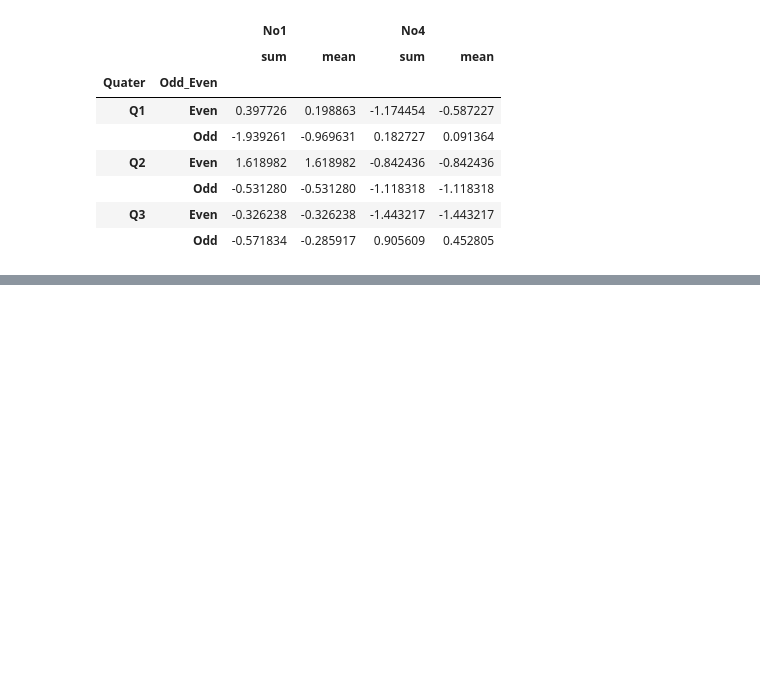
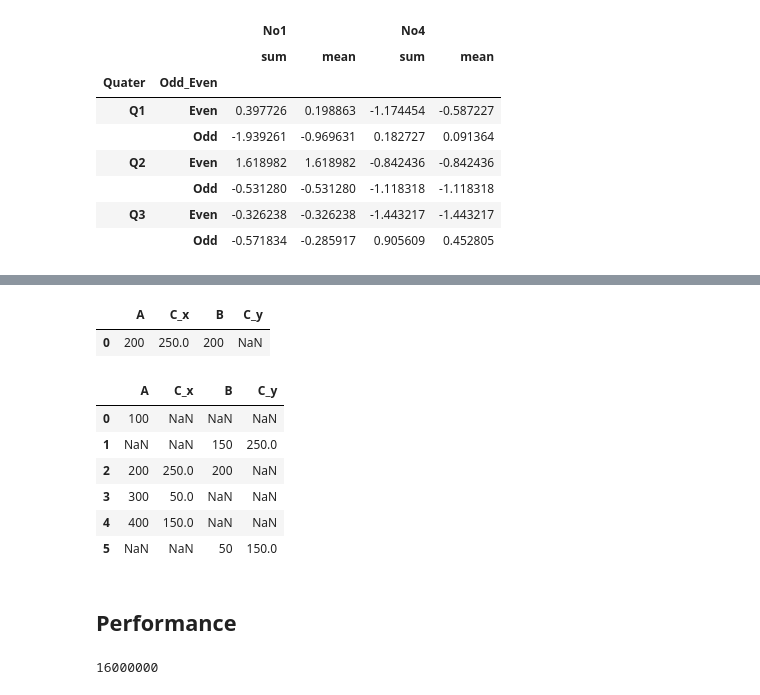
Before and after one commit to Kalebb12/Quantitative-Trading, a Jupyter notebook: learning/08_pandas.ipynb, the cells around one changed output, grey strips where cells are left out. Cells and saved outputs as stored; diff of their text form; code cells hidden in the pictures; blank space fills up the shorter version.

```diff
--- a/learning/8_pandas.ipynb
+++ b/learning/08_pandas.ipynb
@@ -459,0 +538,3 @@ groups[['No1', 'No4']].aggregate(['sum',np.mean])
+# %%
+df1 = pd.DataFrame(['100','200','300','400'], index=['a','b','c','d'], columns=['A'])
+df1
@@ -459,0 +547,3 @@ groups[['No1', 'No4']].aggregate(['sum',np.mean])
+# %%
+df2 = pd.DataFrame(['200','150','50'], index=['f','b','d'], columns=['B'])
+df2
@@ -459,0 +626,4 @@ groups[['No1', 'No4']].aggregate(['sum',np.mean])
+# %%
+c = pd.Series([250, 150, 50], index=['b','d','c'])
+df1['C'] = c
+df2['C'] = c
@@ -459,0 +667,22 @@ groups[['No1', 'No4']].aggregate(['sum',np.mean])
+# %%
+pd.merge(df1, df2, left_on='A', right_on='B')
+# %% [output]
+|  | A | C_x | B | C_y |
+| 0 | 200 | 250.0 | 200 | NaN |
+# %%
+pd.merge(df1, df2, left_on='A', right_on='B', how='outer')
+# %% [output]
+|  | A | C_x | B | C_y |
+| 0 | 100 | NaN | NaN | NaN |
+| 1 | NaN | NaN | 150 | 250.0 |
+| 2 | 200 | 250.0 | 200 | NaN |
+| 3 | 300 | 50.0 | NaN | NaN |
+| 4 | 400 | 150.0 | NaN | NaN |
+| 5 | NaN | NaN | 50 | 150.0 |
+# %% [markdown]
+## Performance
+# %%
+data = np.random.standard_normal((1000000, 2))
+data.nbytes
+# %% [output]
+16000000
```
Also changed, not shown: parts of 42 cells of this notebook.
